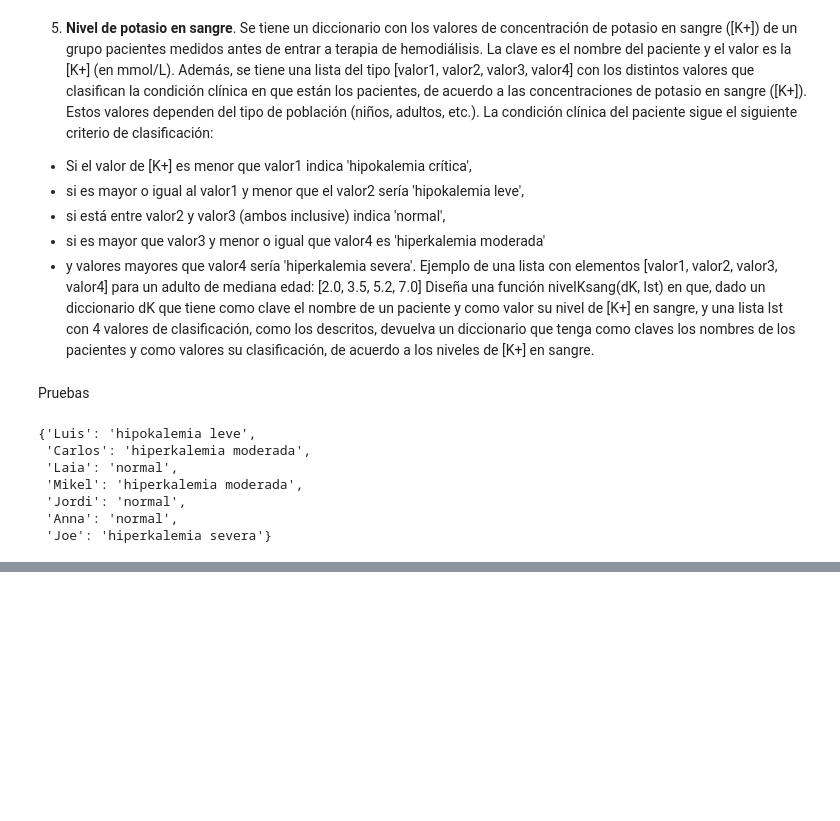
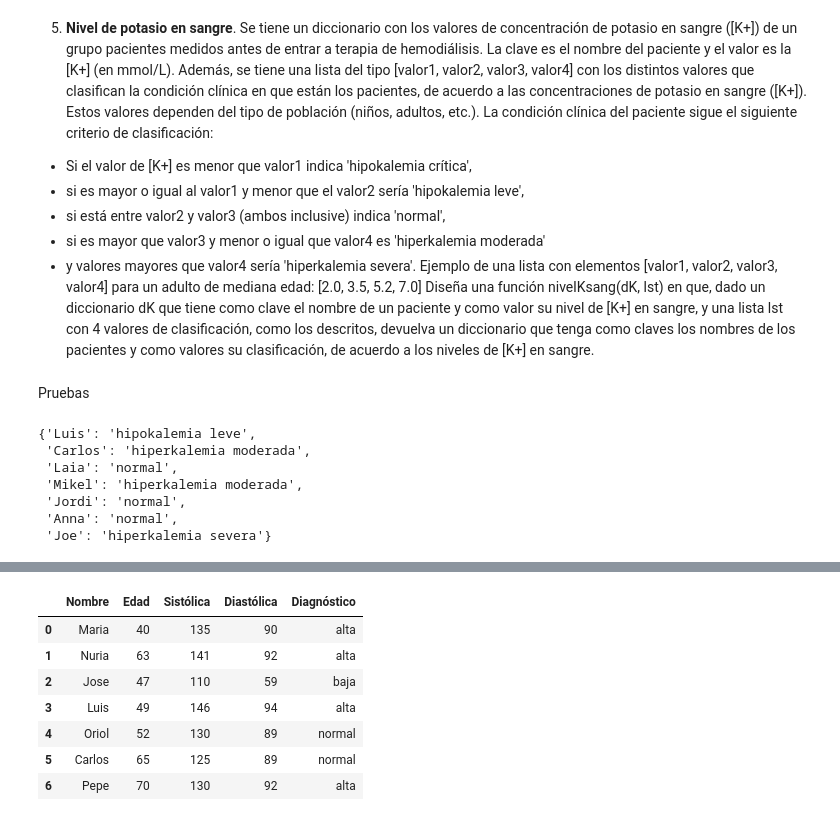
Before and after one commit to isaacspidey/CF-Programacion, a Jupyter notebook: Practica_2.ipynb, the cells around one changed output, grey strips where cells are left out. Saved outputs shown, nothing was run; the diff lists cells and outputs as text; code cells hidden in the pictures; blank space fills up the shorter version.

```diff
--- a/Practica_2.ipynb
+++ b/Practica_2.ipynb
@@ -180,0 +334,52 @@ nivelKsang(dK1, ls1)
+# %%
+def diagnose_pressures(dic):
+
+    pressure=[]
+
+    for _, values in dic.items():
+        if (values[1] <90) or (values[2]<60): pressure.append('baja')
+        elif (values[1]>=140) or (values[2]>=90): pressure.append('alta')
+        else: pressure.append('normal')
+
+    return pressure
+
+def adjoint_dictionary(dic):
+
+    adjoint = {
+    'Nombre': [],
+    'Edad': [],
+    'Sistólica': [],
+    'Diastólica': [] }
+
+    for name, values in dic.items():
+        adjoint['Nombre'].append(name)
+        adjoint['Edad'].append(values[0])
+        adjoint['Sistólica'].append(values[1])
+        adjoint['Diastólica'].append(values[2])
+
+    return adjoint
+
+
+def dictodf(dic):
+
+    dataf=pd.DataFrame(adjoint_dictionary(dic))
+
+    dataf['Diagnóstico']=diagnose_pressures(dic)
+
+    return dataf
+# %%
+dic = {'Maria': [40, 135, 90],'Nuria': [63, 141, 92], \
+ 'Jose': [47, 110, 59], 'Luis': [49, 146, 94], \
+ 'Oriol': [52, 130, 89], 'Carlos': [65, 125, 89], \
+ 'Pepe': [70, 130, 92]}
+
+dictodf(dic)
+# %% [output]
+|  | Nombre | Edad | Sistólica | Diastólica | Diagnóstico |
+| 0 | Maria | 40 | 135 | 90 | alta |
+| 1 | Nuria | 63 | 141 | 92 | alta |
+| 2 | Jose | 47 | 110 | 59 | baja |
+| 3 | Luis | 49 | 146 | 94 | alta |
+| 4 | Oriol | 52 | 130 | 89 | normal |
+| 5 | Carlos | 65 | 125 | 89 | normal |
+| 6 | Pepe | 70 | 130 | 92 | alta |
```
Also changed, not shown: parts of 18 cells of this notebook, 2 other files.
